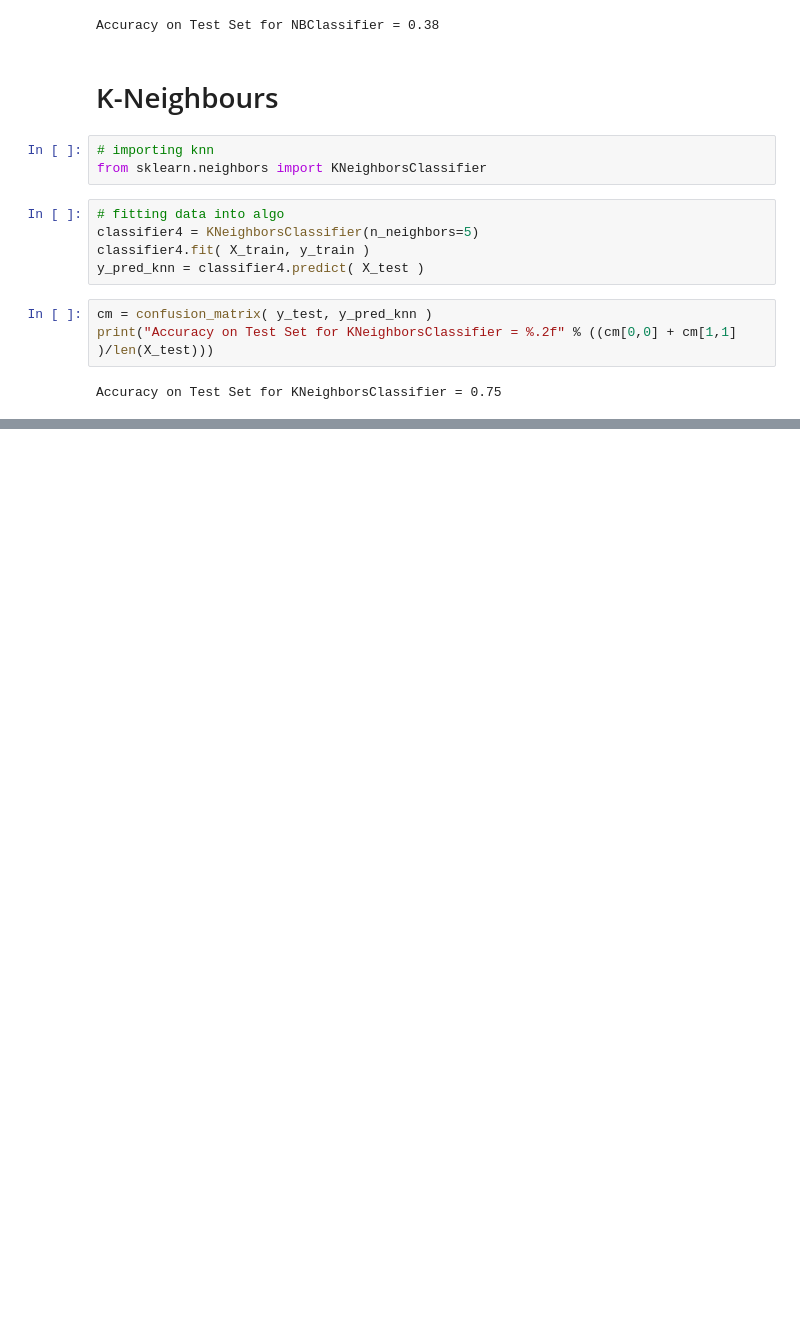
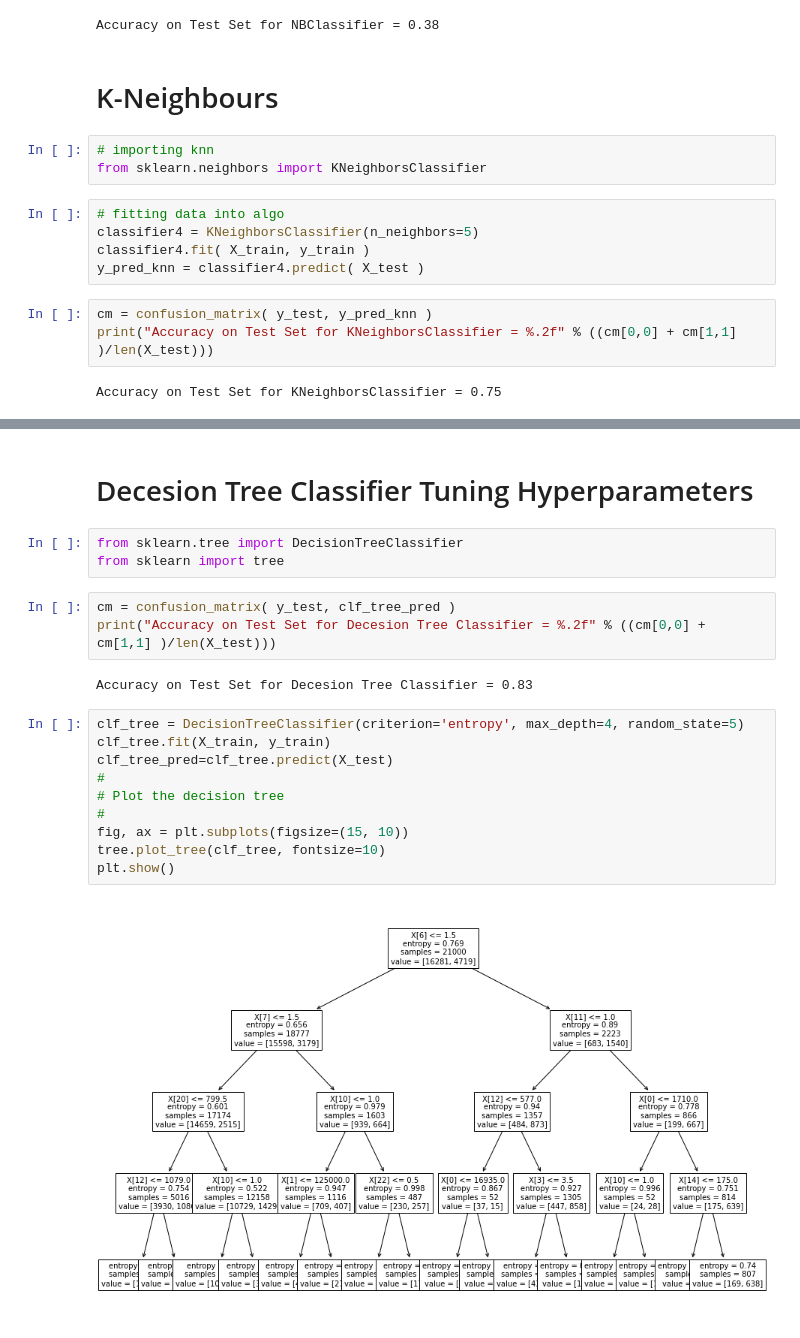
Before and after one commit to ekanshsinghrathore/Credit-Card-Default-Prediction, a Jupyter notebook: Credit_Card_Default_Prediction_Capstone_Project.ipynb, the cells around one changed output, grey strips where cells are left out. Saved outputs shown, nothing was run; the diff lists cells and outputs as text; blank space fills up the shorter version.

```diff
--- a/Credit_Card_Default_Prediction_Capstone_Project.ipynb
+++ b/Credit_Card_Default_Prediction_Capstone_Project.ipynb
@@ -380,0 +382,22 @@ array([0, 0, 0, ..., 1, 0, 0])
+# %% [markdown]
+# Decesion Tree Classifier Tuning Hyperparameters
+# %%
+from sklearn.tree import DecisionTreeClassifier
+from sklearn import tree
+# %%
+cm = confusion_matrix( y_test, clf_tree_pred )
+print("Accuracy on Test Set for Decesion Tree Classifier = %.2f" % ((cm[0,0] + cm[1,1] )/len(X_test)))
+# %% [output]
+Accuracy on Test Set for Decesion Tree Classifier = 0.83
+# %%
+clf_tree = DecisionTreeClassifier(criterion='entropy', max_depth=4, random_state=5)
+clf_tree.fit(X_train, y_train)
+clf_tree_pred=clf_tree.predict(X_test)
+#
+# Plot the decision tree
+#
+fig, ax = plt.subplots(figsize=(15, 10))
+tree.plot_tree(clf_tree, fontsize=10)
+plt.show()
+# %% [output]
+[figure, added]
```
Also changed, not shown: parts of 8 cells of this notebook.
